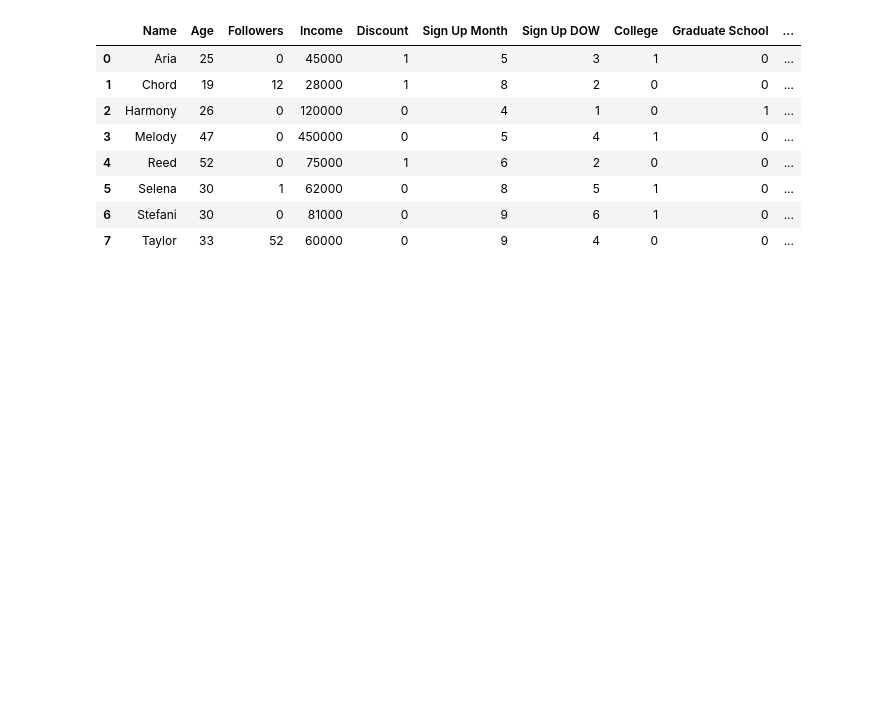
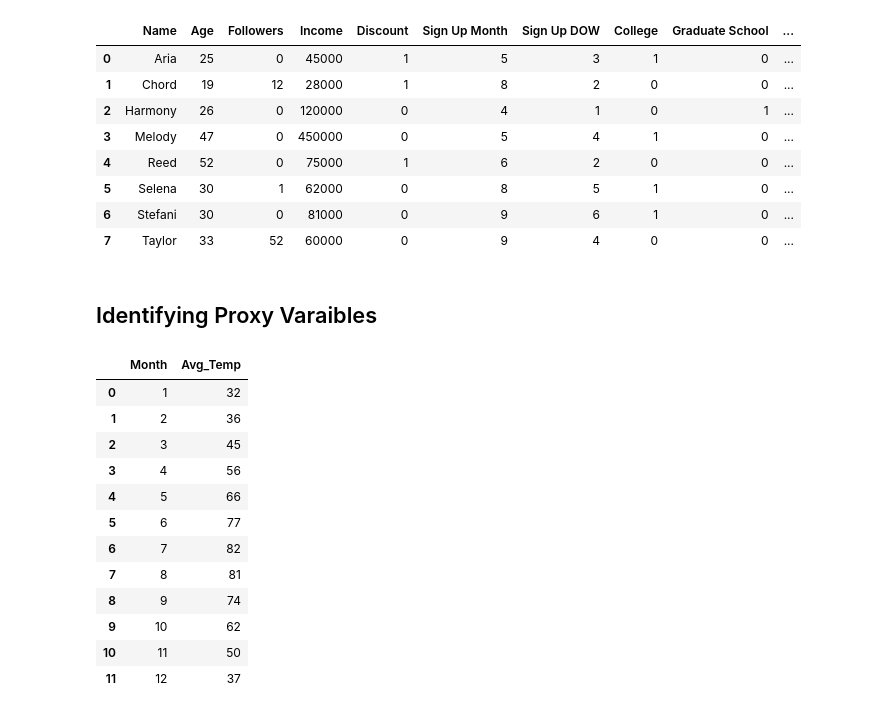
Before and after one commit to eek-dataguy/Unsupervised-ML, a Jupyter notebook: Practices/data_prep.ipynb, the cells around one changed output. Drawn from its saved outputs; the diff is of its cells as text; code cells hidden in the pictures; blank space fills up the shorter version.

Commit message:
identify proxy variabl

```diff
--- a/Practices/data_prep.ipynb
+++ b/Practices/data_prep.ipynb
@@ -656,3 +656,25 @@ model_df
 | 5 | Selena | 30 | 1 | 62000 | 0 | 8 | 5 | 1 | 0 | ... |
 | 6 | Stefani | 30 | 0 | 81000 | 0 | 9 | 6 | 1 | 0 | ... |
 | 7 | Taylor | 33 | 52 | 60000 | 0 | 9 | 4 | 0 | 0 | ... |
+# %% [markdown]
+## Identifying Proxy Varaibles
+# %%
+avg_temp_dict = {'Month': [1, 2, 3, 4, 5, 6, 7, 8, 9, 10, 11, 12],
+                 'Avg_Temp': [32, 36, 45, 56, 66, 77, 82, 81, 74, 62, 50, 37]}
+
+avg_temp = pd.DataFrame(avg_temp_dict)
+avg_temp
+# %% [output]
+|  | Month | Avg_Temp |
+| 0 | 1 | 32 |
+| 1 | 2 | 36 |
+| 2 | 3 | 45 |
+| 3 | 4 | 56 |
+| 4 | 5 | 66 |
+| 5 | 6 | 77 |
+| 6 | 7 | 82 |
+| 7 | 8 | 81 |
+| 8 | 9 | 74 |
+| 9 | 10 | 62 |
+| 10 | 11 | 50 |
+| 11 | 12 | 37 |
```
Also changed, not shown: parts of 2 cells of this notebook.
